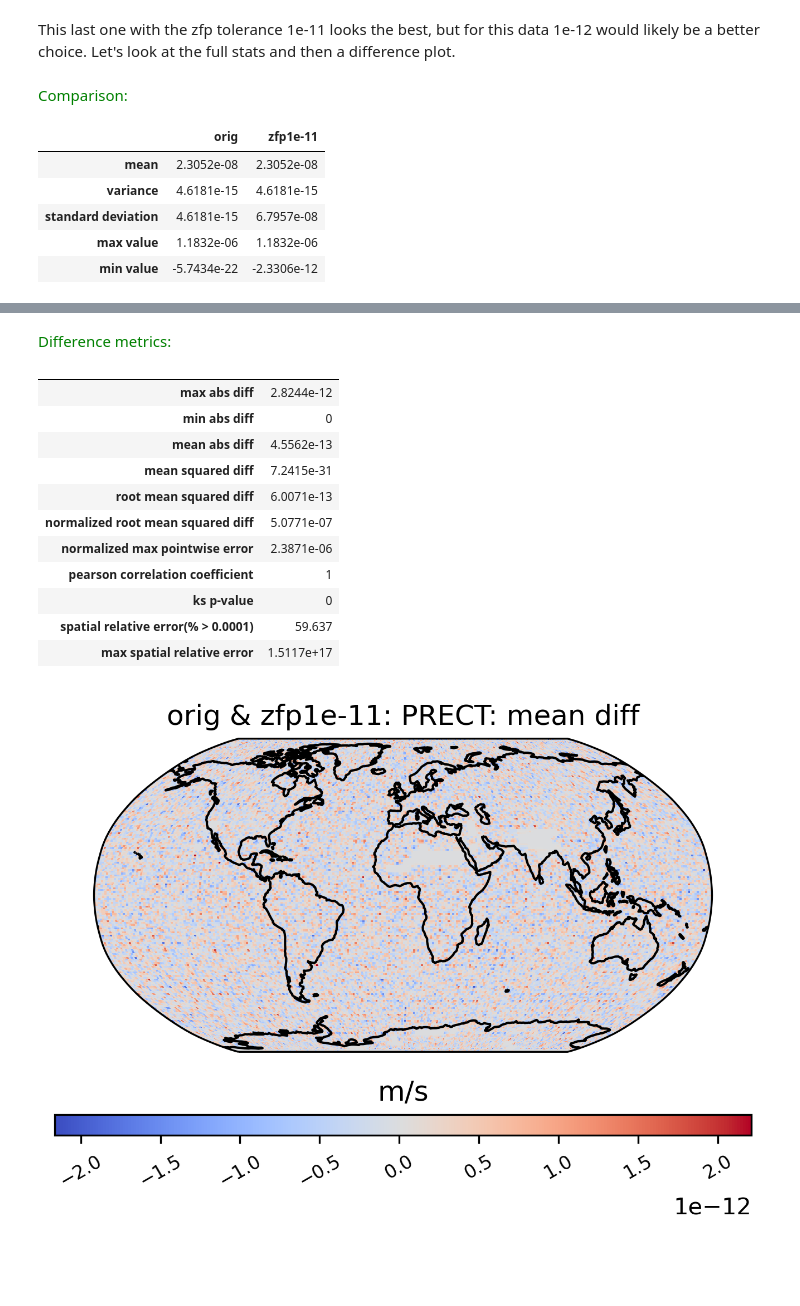
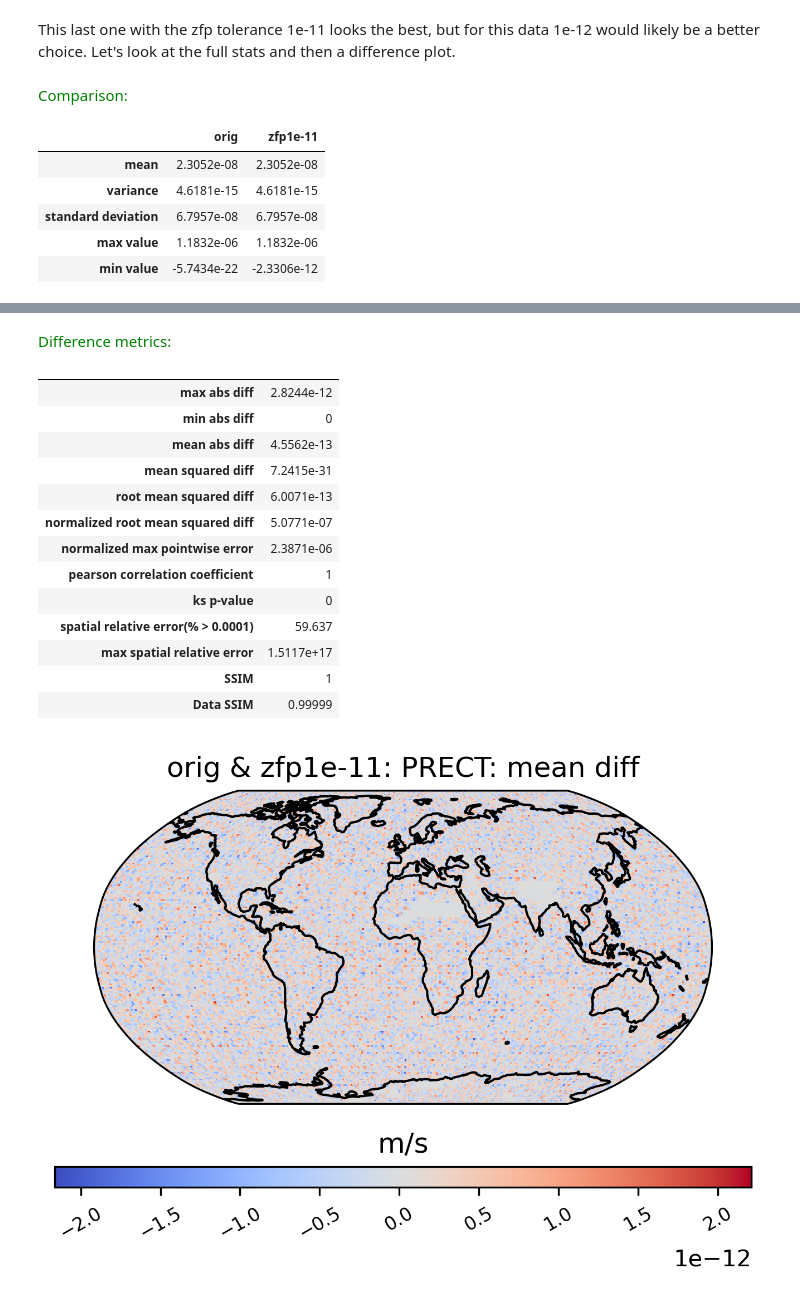
Before and after one commit to NCAR/ldcpy, a Jupyter notebook: docs/source/notebooks/MetricsNotebook.ipynb, the cells around one changed output, grey strips where cells are left out. Saved outputs shown, nothing was run; the diff lists cells and outputs as text; code cells hidden in the pictures; blank space fills up the shorter version.

```diff
--- a/docs/source/notebooks/MetricsNotebook.ipynb
+++ b/docs/source/notebooks/MetricsNotebook.ipynb
@@ -324,29 +326,31 @@ This last one with the zfp tolerance 1e-11 looks the best, but for this data
 1e-12 would likely be a better choice. Let's look at the full stats and then a
 difference plot.
 # %%
-ldcpy.compare_stats(prect_col.isel(time=0), "PRECT", "orig", "zfp1e-11")
+ldcpy.compare_stats(prect_col.isel(time=0), "PRECT", "orig", "zfp1e-11", include_ssim_metric=True)
 # %% [output]
 Comparison:
 |  | orig | zfp1e-11 |
 | mean | 2.3052e-08 | 2.3052e-08 |
 | variance | 4.6181e-15 | 4.6181e-15 |
-| standard deviation | 4.6181e-15 | 6.7957e-08 |
+| standard deviation | 6.7957e-08 | 6.7957e-08 |
 | max value | 1.1832e-06 | 1.1832e-06 |
 | min value | -5.7434e-22 | -2.3306e-12 |
 [interactive output not drawn]
 Difference metrics:
 |  |  |
 | max abs diff | 2.8244e-12 |
 | min abs diff | 0 |
 | mean abs diff | 4.5562e-13 |
 | mean squared diff | 7.2415e-31 |
 | root mean squared diff | 6.0071e-13 |
 | normalized root mean squared diff | 5.0771e-07 |
 | normalized max pointwise error | 2.3871e-06 |
 | pearson correlation coefficient | 1 |
 | ks p-value | 0 |
 | spatial relative error(% > 0.0001) | 59.637 |
 | max spatial relative error | 1.5117e+17 |
+| SSIM | 1 |
+| Data SSIM | 0.99999 |
 # %%
 # make a difference plot
 ldcpy.plot(
```
Also changed, not shown: parts of 4 cells of this notebook, 1 other file.
